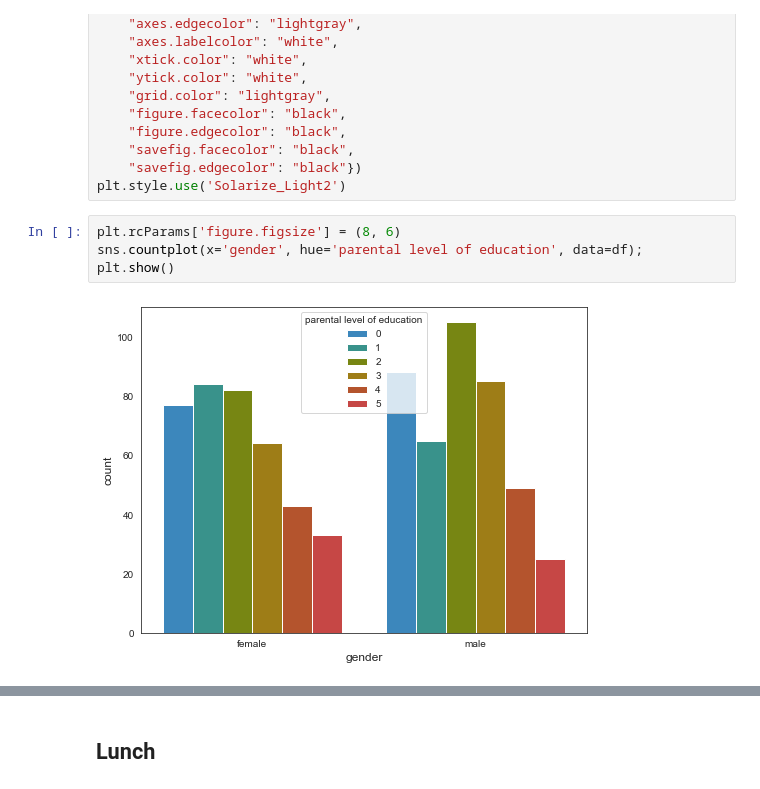
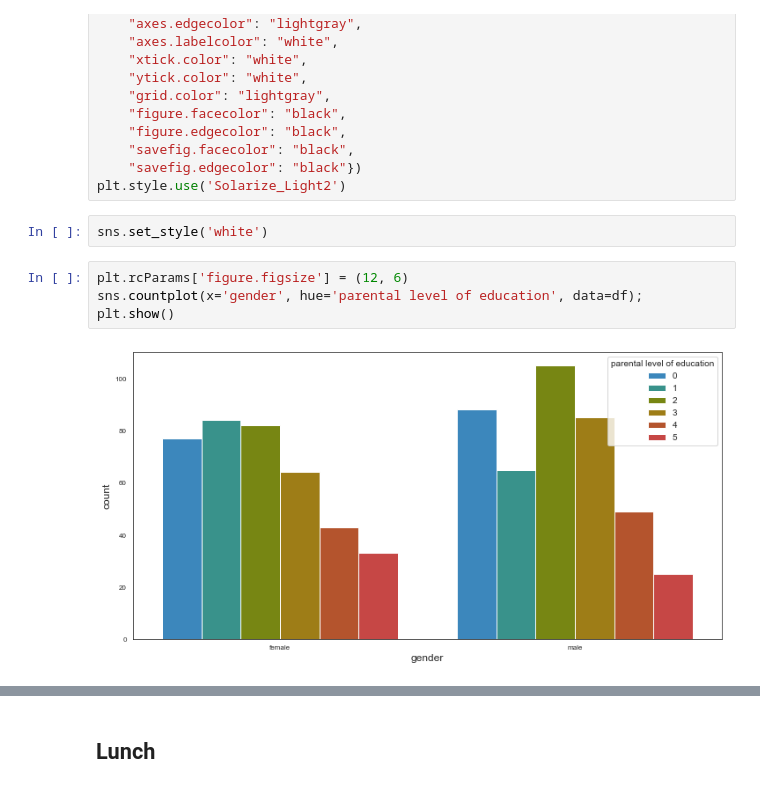
Before and after one commit to MarkusHumetus/-Hackathon_Talent_Squad_III_DS, a Jupyter notebook: main_Notebook.ipynb, the cells around one changed output, grey strips where cells are left out. Cells and saved outputs as stored; diff of their text form.

```diff
--- a/main_Notebook.ipynb
+++ b/main_Notebook.ipynb
@@ -288,10 +291,12 @@ plt.rcParams.update({
     "savefig.facecolor": "black",
     "savefig.edgecolor": "black"})
 plt.style.use('Solarize_Light2')
+# %%
+sns.set_style('white')
 # %%
-plt.rcParams['figure.figsize'] = (8, 6)
+plt.rcParams['figure.figsize'] = (12, 6)
 sns.countplot(x='gender', hue='parental level of education', data=df);
 plt.show()
 # %% [output]
-[figure, old version]
+[figure, new version]
 # %%
```
Also changed, not shown: parts of 54 cells of this notebook, 1 other file.
